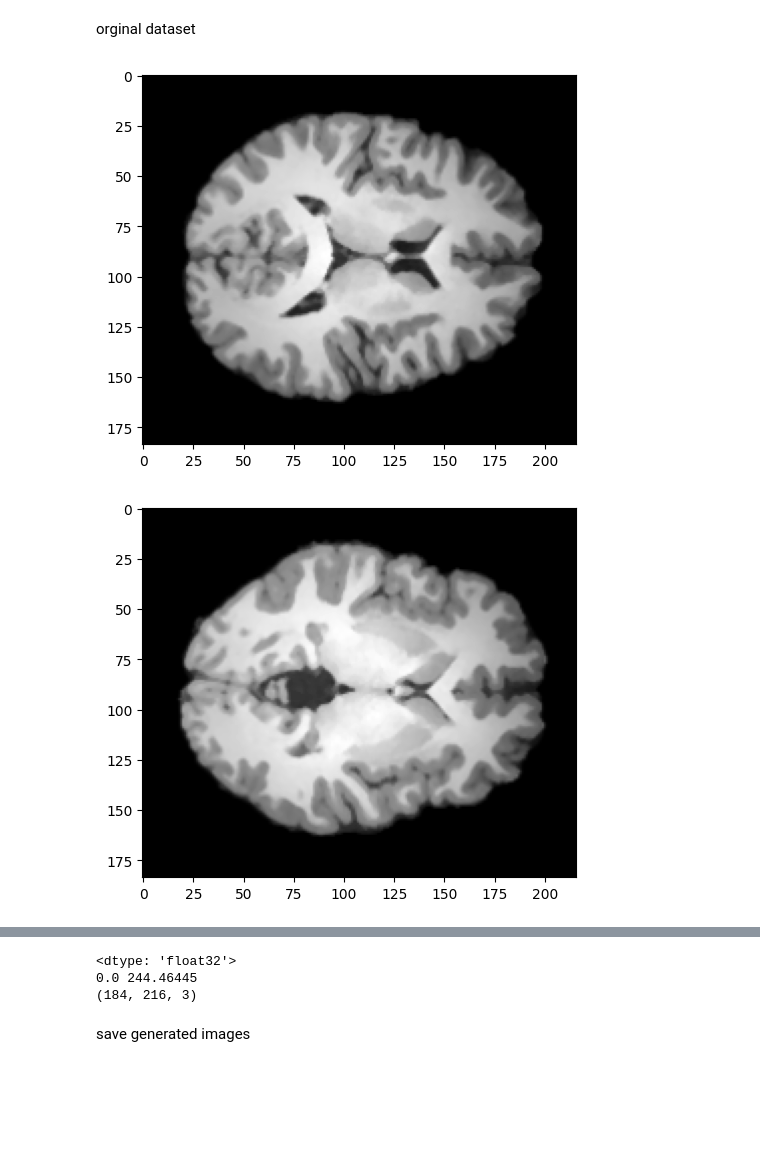
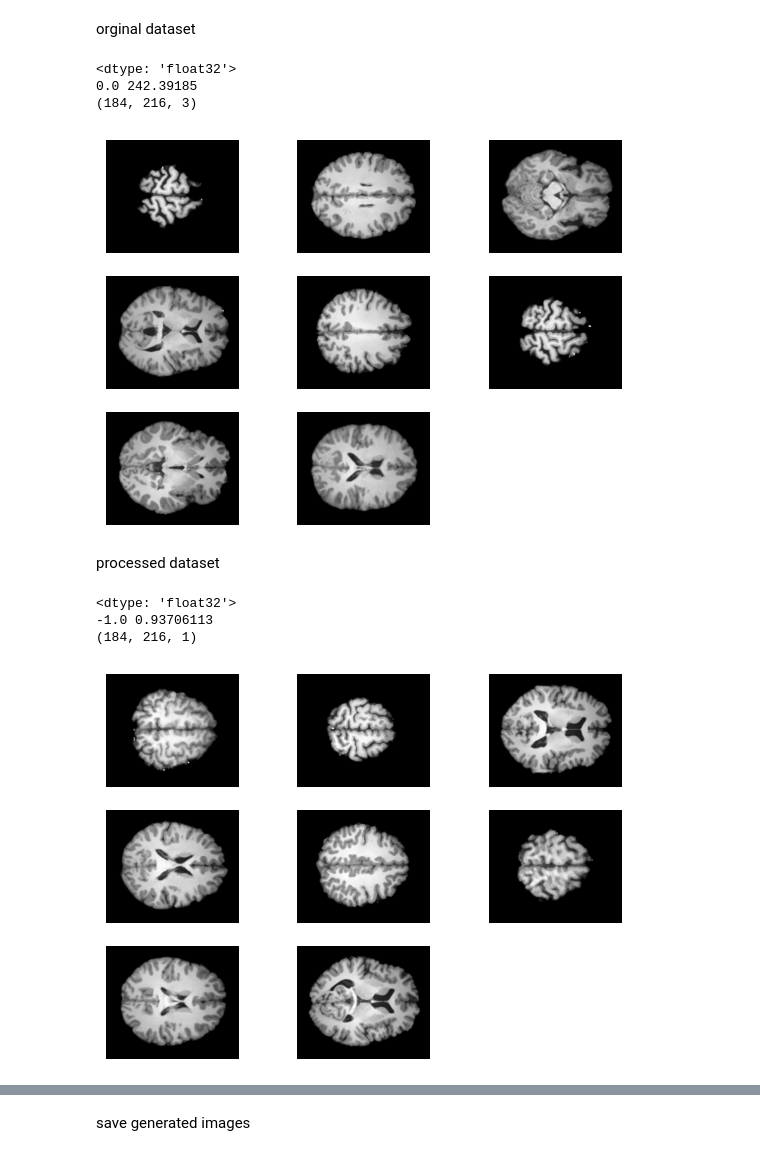
Before and after one commit to gacaam/Brain-MRI-Classification, a Jupyter notebook: GAN/hc/DCGAN_hc.ipynb, the cells around one changed output, grey strips where cells are left out. Cells and saved outputs as stored; diff of their text form; code cells hidden in the pictures; blank space fills up the shorter version.

```diff
--- a/GAN/hc/DCGAN_hc.ipynb
+++ b/GAN/hc/DCGAN_hc.ipynb
@@ -301,0 +208,18 @@ for i in range(8):
+# %%
+noise_dim = 100
+num_examples_to_generate = 9
+
+with tf.device("CPU"):
+    seed = tf.random.normal([num_examples_to_generate, noise_dim])
+    predictions = generator(seed, training=False)
+
+plt.figure(figsize=(7,5))
+for i in range(9):
+    ax = plt.subplot(3, 3, i + 1)
+    plt.imshow(predictions[i], cmap='gray')
+    plt.axis("off")
+
+test = predictions[i]
+print(test.dtype)
+print(np.min(test), np.max(test))
+print(test.shape)
@@ -302,15 +231,39 @@ for i in range(8):
 # %% [markdown]
 orginal dataset
+# %%
+plt.figure(figsize=(7,5))
+for images, labels in train_ds.take(1):
+    org_image = images[0]
+    for i in range(8):
+        ax = plt.subplot(3, 3, i + 1)
+        plt.imshow(images[i].numpy().astype("uint8"))
+        plt.axis("off")
+
+print(org_image.dtype)
+print(np.min(org_image), np.max(org_image))
+print(org_image.shape)
+# %% [output]
+<dtype: 'float32'>
+0.0 242.39185
+(184, 216, 3)
+[figure, added]
+# %% [markdown]
+processed dataset
 # %%
+plt.figure(figsize=(7,5))
 for images in train_dataset.take(1):
+    proc_img = images[0]
     for i in range(8):
-        plt.figure()
         sample = images[i]
+        ax = plt.subplot(3, 3, i + 1)
         plt.imshow(sample, cmap='gray')
-        plt.show()
-#         print(sample.dtype)
-#         print(np.min(sample), np.max(sample))
-#         print(sample.shape)
+        plt.axis("off")
+
+print(proc_img.dtype)
+print(np.min(proc_img), np.max(proc_img))
+print(proc_img.shape)
 # %% [output]
+<dtype: 'float32'>
+-1.0 0.93706113
+(184, 216, 1)
-[figure, old version]
+[figure, new version]
-[figure, removed]
@@ -323,13 +270,2 @@ for images in train_dataset.take(1):
-# %%
-for images, labels in train_ds.take(1):
-    for i in range(1):
-        sample = images[i]
-        print(sample.dtype)
-        print(np.min(sample), np.max(sample))
-        print(sample.shape)
-# %% [output]
-<dtype: 'float32'>
-0.0 244.46445
-(184, 216, 3)
 # %% [markdown]
 save generated images
```
Also changed, not shown: parts of 21 cells of this notebook, 4 other files.
